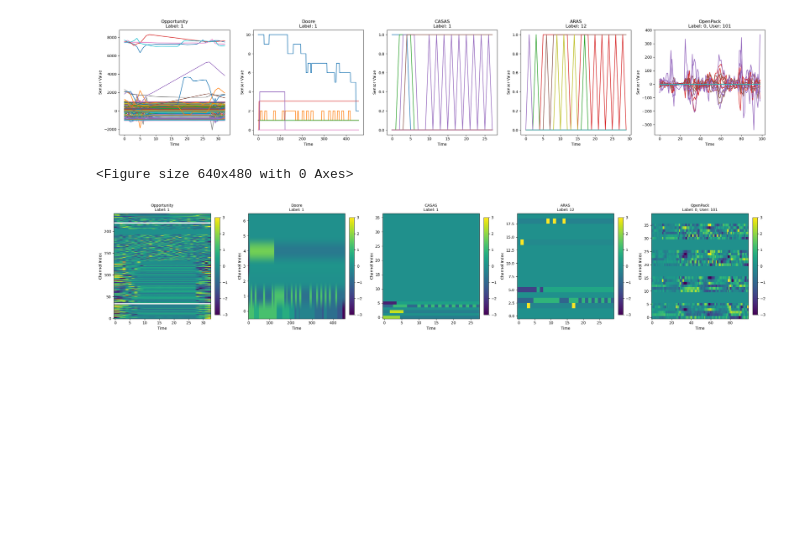
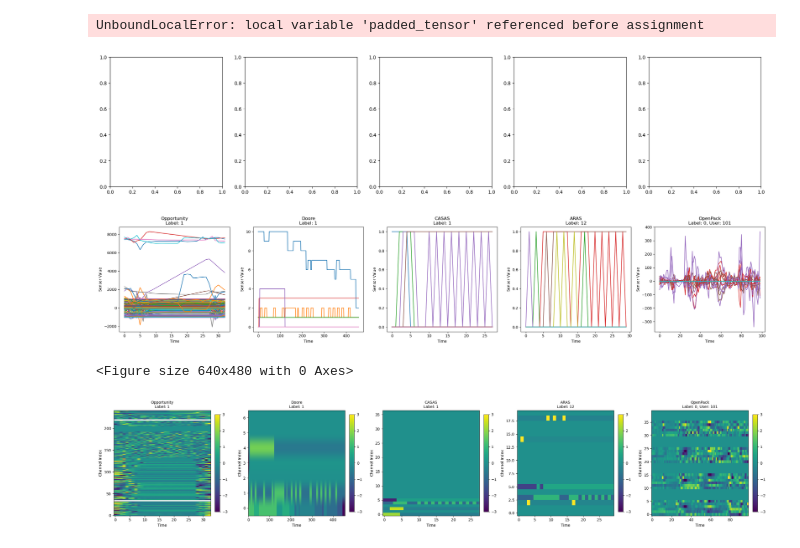
Before and after one commit to iplay93/EarlyHAR, a Jupyter notebook: data_preprocessing/data_visualization.ipynb, the cells around one changed output. Cells and saved outputs as stored; diff of their text form; code cells hidden in the pictures; blank space fills up the shorter version.

```diff
--- a/data_preprocessing/data_visualization.ipynb
+++ b/data_preprocessing/data_visualization.ipynb
@@ -66,3 +67,72 @@ Processing: ../data/opportunity/S2-ADL5.dat
+# %%
+from collections import Counter
+import logging
+import matplotlib.pyplot as plt
+from data_preprocess import preprocess_dataset
+
+# Assumption: 'args' object and 'preprocess_dataset' function are defined
+# Example: args.min_samples = 5
+
+datasets = [dataset1, dataset2, dataset3, dataset4, dataset5]
+dataset_names = ['Opportunity', 'DOO-RE', 'CASAS', 'ARAS', 'OpenPack']
+min_samples = 20
+fig, axes = plt.subplots(1, 5, figsize=(25, 5))
+
+for idx, (dataset_raw, name) in enumerate(zip(datasets, dataset_names)):
+    dataset_list = dataset_raw
+
+    # 2. Filter classes by minimum number of sequences
+    if min_samples > 0:
+        raw_labels = [seq.label for seq in dataset_list]
+        counts = Counter(raw_labels)
+        valid_labels = {label for label, count in counts.items() if count >= min_samples}
+        dataset_list = [seq for seq in dataset_list if seq.label in valid_labels]
+        logging.info(f"[{name} - Filter] Classes ≥ {min_samples}: {sorted(valid_labels)}")
+
+        # Log dataset statistics after filtering
+        filtered_counts = Counter(seq.label for seq in dataset_list)
+        total_sequences_filtered = sum(filtered_counts.values())
+        total_pointers_filtered = sum(seq.length for seq in dataset_list)
+        logging.info(f"[{name} - After Filter] Total sequences: {total_sequences_filtered}")
+        logging.info(f"[{name} - After Filter] Total data points: {total_pointers_filtered}")
+        for label in sorted(filtered_counts.keys()):
+            count = filtered_counts[label]
+            total_points = sum(seq.length for seq in dataset_list if seq.label == label)
+            logging.info(f"  Activity {label}: {count} sequences, {total_points} data points")
+
+    # 3. Normalize and relabel sequences (no augmentation or padding)
+    normalized_seqs, label_list, label_map = preprocess_dataset(
+        dataset_list,
+        padding_type=None,
+        augment_method=None
+    )
+
+    # 4. Visualize the first preprocessed sequence
+    # Extract first preprocessed sequence
+    seq_data = normalized_seqs[0]  # Tensor: [length, channels]
+    label = label_list[0]          # Scalar or tensor
+    length = seq_data.shape[0]     # Length from tensor shape
+
+    ax = axes[idx]
+    for ch in range(seq_data.shape[1]):
+        ax.plot(range(length), seq_data[:, ch].cpu().numpy(), label=f'Ch {ch+1}')  # Convert to NumPy if needed
+
+    title_str = f"{name}\nLabel: {label}"
+    # Uncomment below if user_id is available and needs to be shown
+    # if user_id is not None:
+    #     title_str += f", User: {user_id}"
+    ax.set_title(title_str)
+    ax.set_xlabel("Time")
+    ax.set_ylabel("Sensor Value")
+    # Uncomment to show channel legends
+    # ax.legend()
+
+plt.tight_layout()
+plt.show()
+plt.savefig("dataset_vis.png", dpi=300, bbox_inches='tight')
+# %% [output]
+UnboundLocalError: local variable 'padded_tensor' referenced before assignment
+[figure, added]
 # %%
 
 fig, axes = plt.subplots(1, 5, figsize=(25, 5))
```
Also changed, not shown: parts of 2 cells of this notebook.
